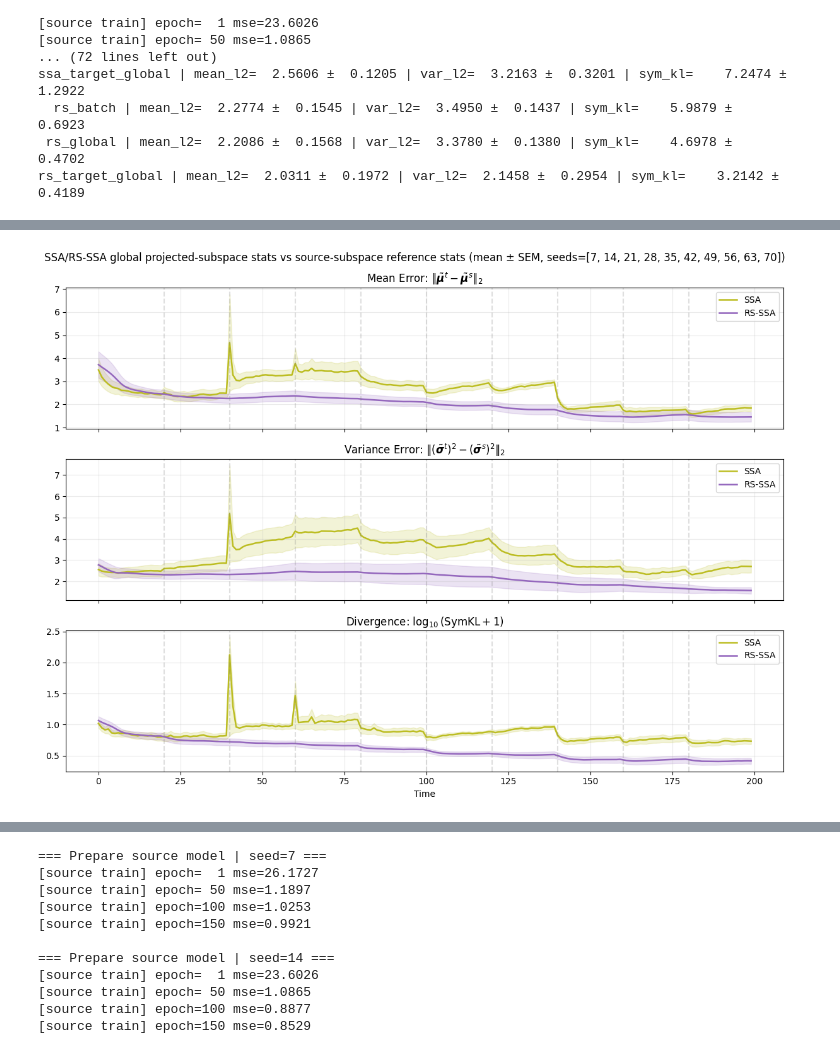
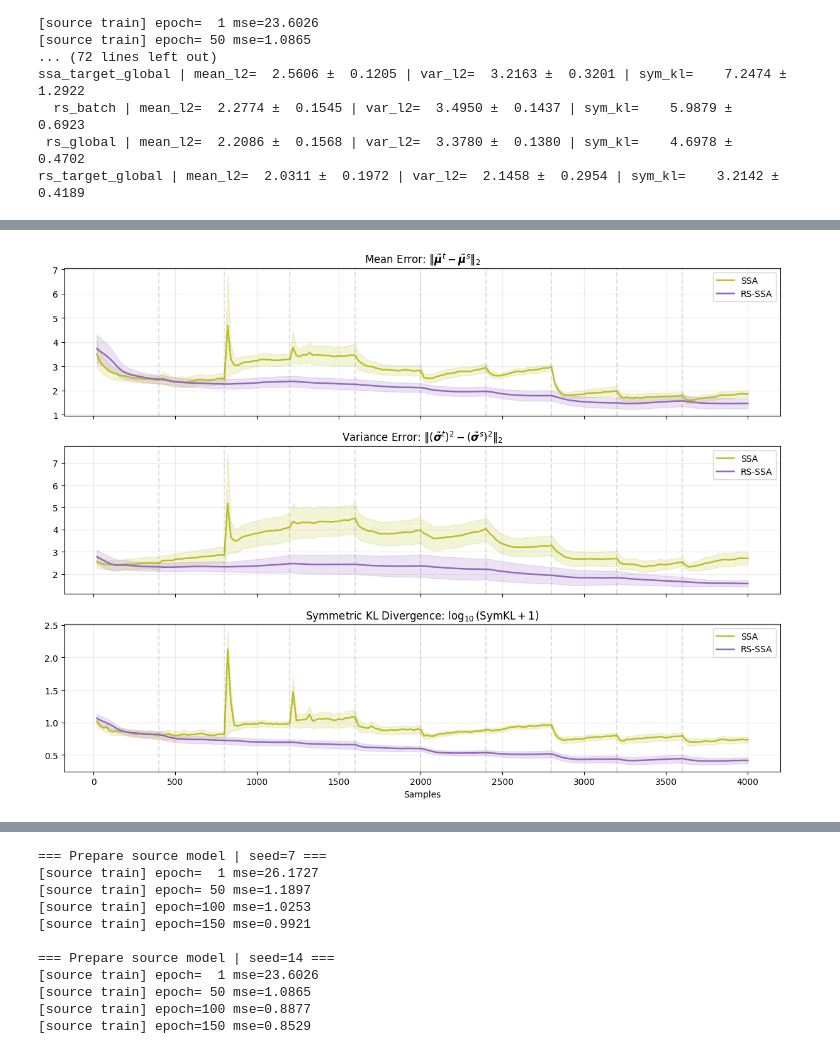
Before and after one commit to situmshr/tta-reg-noniid, a Jupyter notebook: sample.ipynb, the cells around one changed output, grey strips where cells are left out. Cells and saved outputs as stored; diff of their text form; code cells hidden in the pictures.

Commit message:
Create plots for tracking non-stationary

```diff
--- a/sample.ipynb
+++ b/sample.ipynb
@@ -710,8 +710,13 @@ ssa_target_global | mean_l2=  2.5606 ±  0.1205 | var_l2=  3.2163 ±  0.3201 | s
 rs_target_global | mean_l2=  2.0311 ±  0.1972 | var_l2=  2.1458 ±  0.2954 | sym_kl=    3.2142 ±    0.4189
 # %%
 steps = np.arange(len(cluster_trace))
+sample_counts = (steps + 1) * cfg["batch_size_stream"]
 step_per_cluster = cfg["target_samples_per_cluster"] // cfg["batch_size_stream"]
 boundaries = np.arange(step_per_cluster, len(steps), step_per_cluster)
+boundary_samples = boundaries * cfg["batch_size_stream"]
+
+import os
+os.makedirs("fig", exist_ok=True)
 
 fig, axes = plt.subplots(4, 1, figsize=(12, 13), sharex=True)
 
@@ -735,36 +740,36 @@ plot_cfg_source_global = [
 for key, label, color in plot_cfg:
     m_mean = agg_metrics[key]["mean_l2"]["mean"]
     m_sem = agg_metrics[key]["mean_l2"]["sem"]
-    axes[0].plot(steps, m_mean, label=label, color=color, linewidth=1.8)
-    axes[0].fill_between(steps, m_mean - m_sem, m_mean + m_sem, color=color, alpha=0.18)
+    axes[0].plot(sample_counts, m_mean, label=label, color=color, linewidth=1.8)
+    axes[0].fill_between(sample_counts, m_mean - m_sem, m_mean + m_sem, color=color, alpha=0.18)
 
     v_mean = agg_metrics[key]["var_l2"]["mean"]
     v_sem = agg_metrics[key]["var_l2"]["sem"]
-    axes[1].plot(steps, v_mean, label=label, color=color, linewidth=1.8)
-    axes[1].fill_between(steps, v_mean - v_sem, v_mean + v_sem, color=color, alpha=0.18)
+    axes[1].plot(sample_counts, v_mean, label=label, color=color, linewidth=1.8)
+    axes[1].fill_between(sample_counts, v_mean - v_sem, v_mean + v_sem, color=color, alpha=0.18)
 
     k_mean = agg_metrics[key]["sym_kl"]["mean"]
     k_sem = agg_metrics[key]["sym_kl"]["sem"]
     k_line = np.log10(k_mean + 1.0)
     k_low = np.log10(np.clip(k_mean - k_sem, a_min=0.0, a_max=None) + 1.0)
     k_high = np.log10(k_mean + k_sem + 1.0)
-    axes[2].plot(steps, k_line, label=label, color=color, linewidth=1.8)
-    axes[2].fill_between(steps, k_low, k_high, color=color, alpha=0.18)
+    axes[2].plot(sample_counts, k_line, label=label, color=color, linewidth=1.8)
+    axes[2].fill_between(sample_counts, k_low, k_high, color=color, alpha=0.18)
 
 for key, color, label in [("ssa", "tab:blue", "SSA loss"), ("rs", "tab:orange", "RS-SSA loss")]:
     l_mean = agg_losses[key]["mean"]
     l_sem = agg_losses[key]["sem"]
-    axes[3].plot(steps, l_mean, label=label, color=color, linewidth=1.8)
-    axes[3].fill_between(steps, l_mean - l_sem, l_mean + l_sem, color=color, alpha=0.18)
+    axes[3].plot(sample_counts, l_mean, label=label, color=color, linewidth=1.8)
+    axes[3].fill_between(sample_counts, l_mean - l_sem, l_mean + l_sem, color=color, alpha=0.18)
 
 axes[0].set_ylabel("||mu_t - mu*_t||_2")
 axes[1].set_ylabel("||var_t - var*_t||_2")
 axes[2].set_ylabel("log10(SymKL + 1)")
 axes[3].set_ylabel("Adaptation Loss")
-axes[3].set_xlabel("Time step (ordered target stream)")
+axes[3].set_xlabel("Samples (ordered target stream)")
 
 for ax in axes:
-    for b in boundaries:
+    for b in boundary_samples:
         ax.axvline(b, color="gray", linestyle="--", alpha=0.25)
     ax.grid(alpha=0.25)
     ax.legend(loc="upper right")
@@ -778,29 +783,29 @@ fig_src, axes_src = plt.subplots(3, 1, figsize=(12, 9), sharex=True)
 for key, label, color in plot_cfg_source:
     m_mean = agg_metrics_source[key]["mean_l2"]["mean"]
     m_sem = agg_metrics_source[key]["mean_l2"]["sem"]
-    axes_src[0].plot(steps, m_mean, label=label, color=color, linewidth=1.8)
-    axes_src[0].fill_between(steps, m_mean - m_sem, m_mean + m_sem, color=color, alpha=0.18)
+    axes_src[0].plot(sample_counts, m_mean, label=label, color=color, linewidth=1.8)
+    axes_src[0].fill_between(sample_counts, m_mean - m_sem, m_mean + m_sem, color=color, alpha=0.18)
 
     v_mean = agg_metrics_source[key]["var_l2"]["mean"]
     v_sem = agg_metrics_source[key]["var_l2"]["sem"]
-    axes_src[1].plot(steps, v_mean, label=label, color=color, linewidth=1.8)
-    axes_src[1].fill_between(steps, v_mean - v_sem, v_mean + v_sem, color=color, alpha=0.18)
+    axes_src[1].plot(sample_counts, v_mean, label=label, color=color, linewidth=1.8)
+    axes_src[1].fill_between(sample_counts, v_mean - v_sem, v_mean + v_sem, color=color, alpha=0.18)
 
     k_mean = agg_metrics_source[key]["sym_kl"]["mean"]
     k_sem = agg_metrics_source[key]["sym_kl"]["sem"]
     k_line = np.log10(k_mean + 1.0)
     k_low = np.log10(np.clip(k_mean - k_sem, a_min=0.0, a_max=None) + 1.0)
     k_high = np.log10(k_mean + k_sem + 1.0)
-    axes_src[2].plot(steps, k_line, label=label, color=color, linewidth=1.8)
-    axes_src[2].fill_between(steps, k_low, k_high, color=color, alpha=0.18)
+    axes_src[2].plot(sample_counts, k_line, label=label, color=color, linewidth=1.8)
+    axes_src[2].fill_between(sample_counts, k_low, k_high, color=color, alpha=0.18)
 
 axes_src[0].set_ylabel("||mu_t - mu_src||_2")
 axes_src[1].set_ylabel("||var_t - var_src||_2")
 axes_src[2].set_ylabel("log10(SymKL + 1)")
-axes_src[2].set_xlabel("Time step (ordered target stream)")
+axes_src[2].set_xlabel("Samples (ordered target stream)")
 
 for ax in axes_src:
-    for b in boundaries:
+    for b in boundary_samples:
         ax.axvline(b, color="gray", linestyle="--", alpha=0.25)
     ax.grid(alpha=0.25)
     ax.legend(loc="upper right")
@@ -814,44 +819,56 @@ fig_src_global, axes_src_global = plt.subplots(3, 1, figsize=(12, 9), sharex=Tru
 for key, label, color in plot_cfg_source_global:
     m_mean = agg_metrics_source[key]["mean_l2"]["mean"]
     m_sem = agg_metrics_source[key]["mean_l2"]["sem"]
-    axes_src_global[0].plot(steps, m_mean, label=label, color=color, linewidth=1.8)
-    axes_src_global[0].fill_between(steps, m_mean - m_sem, m_mean + m_sem, color=color, alpha=0.18)
+    axes_src_global[0].plot(sample_counts, m_mean, label=label, color=color, linewidth=1.8)
+    axes_src_global[0].fill_between(sample_counts, m_mean - m_sem, m_mean + m_sem, color=color, alpha=0.18)
 
     v_mean = agg_metrics_source[key]["var_l2"]["mean"]
     v_sem = agg_metrics_source[key]["var_l2"]["sem"]
-    axes_src_global[1].plot(steps, v_mean, label=label, color=color, linewidth=1.8)
-    axes_src_global[1].fill_between(steps, v_mean - v_sem, v_mean + v_sem, color=color, alpha=0.18)
+    axes_src_global[1].plot(sample_counts, v_mean, label=label, color=color, linewidth=1.8)
+    axes_src_global[1].fill_between(sample_counts, v_mean - v_sem, v_mean + v_sem, color=color, alpha=0.18)
 
     k_mean = agg_metrics_source[key]["sym_kl"]["mean"]
     k_sem = agg_metrics_source[key]["sym_kl"]["sem"]
     k_line = np.log10(k_mean + 1.0)
     k_low = np.log10(np.clip(k_mean - k_sem, a_min=0.0, a_max=None) + 1.0)
     k_high = np.log10(k_mean + k_sem + 1.0)
-    axes_src_global[2].plot(steps, k_line, label=label, color=color, linewidth=1.8)
-    axes_src_global[2].fill_between(steps, k_low, k_high, color=color, alpha=0.18)
+    axes_src_global[2].plot(sample_counts, k_line, label=label, color=color, linewidth=1.8)
+    axes_src_global[2].fill_between(sample_counts, k_low, k_high, color=color, alpha=0.18)
 
 axes_src_global[0].set_title(r"Mean Error: $\|\tilde{\boldsymbol{\mu}}^{t} - \tilde{\boldsymbol{\mu}}^{s}\|_{2}$")
 axes_src_global[1].set_title(r"Variance Error: $\| (\tilde{\boldsymbol{\sigma}}^{t})^{2} - (\tilde{\boldsymbol{\sigma}}^{s})^{2} \|_{2}$")
-axes_src_global[2].set_title(r"Divergence: $\log_{10}(\mathrm{SymKL} + 1)$")
-axes_src_global[2].set_xlabel("Time")
+axes_src_global[2].set_title(
+    r"Symmetric KL Divergence: $\log_{10}(\mathrm{SymKL} + 1) $"
+)
+axes_src_global[2].set_xlabel("Samples")
 
 for ax in axes_src_global:
-    for b in boundaries:
+    for b in boundary_samples:
         ax.axvline(b, color="gray", linestyle="--", alpha=0.25)
     ax.grid(alpha=0.25)
     ax.legend(loc="upper right")
 
-fig_src_global.suptitle(f"SSA/RS-SSA global projected-subspace stats vs source-subspace reference stats (mean ± SEM, seeds={seed_list})")
+# fig_src_global.suptitle(f"SSA/RS-SSA global projected-subspace stats vs source-subspace reference stats (mean ± SEM, seeds={seed_list})")
 plt.tight_layout()
+fig_src_global.savefig(
+    "fig/ssa_rs_ssa_global_projected_subspace_stats_vs_source_subspace_reference_stats.pdf",
+    format="pdf",
+    bbox_inches="tight",
+)
 plt.show()
 
-plt.figure(figsize=(12, 2.3))
-plt.plot(steps, cluster_trace, drawstyle="steps-post", color="tab:red")
+fig_stream = plt.figure(figsize=(12, 2.3))
+plt.plot(sample_counts, cluster_trace, drawstyle="steps-post", color="tab:red")
 plt.yticks(range(cfg["num_clusters"]))
-plt.xlabel("Time step")
+plt.xlabel("Sample count")
 plt.ylabel("Cluster ID")
-plt.title("Target stream order (cluster blocks, representative seed)")
+# plt.title("Target stream order (cluster blocks, representative seed)")
 plt.grid(alpha=0.25)
 plt.tight_layout()
+fig_stream.savefig(
+    "fig/target_stream_order_cluster_blocks_representative_seed.pdf",
+    format="pdf",
+    bbox_inches="tight",
+)
 plt.show()
 # %% [output]
@@ -860 +877 @@ plt.show()
-[figure, old version]
+[figure, new version]
```
Also changed, not shown: parts of 3 cells of this notebook, 2 other files.
